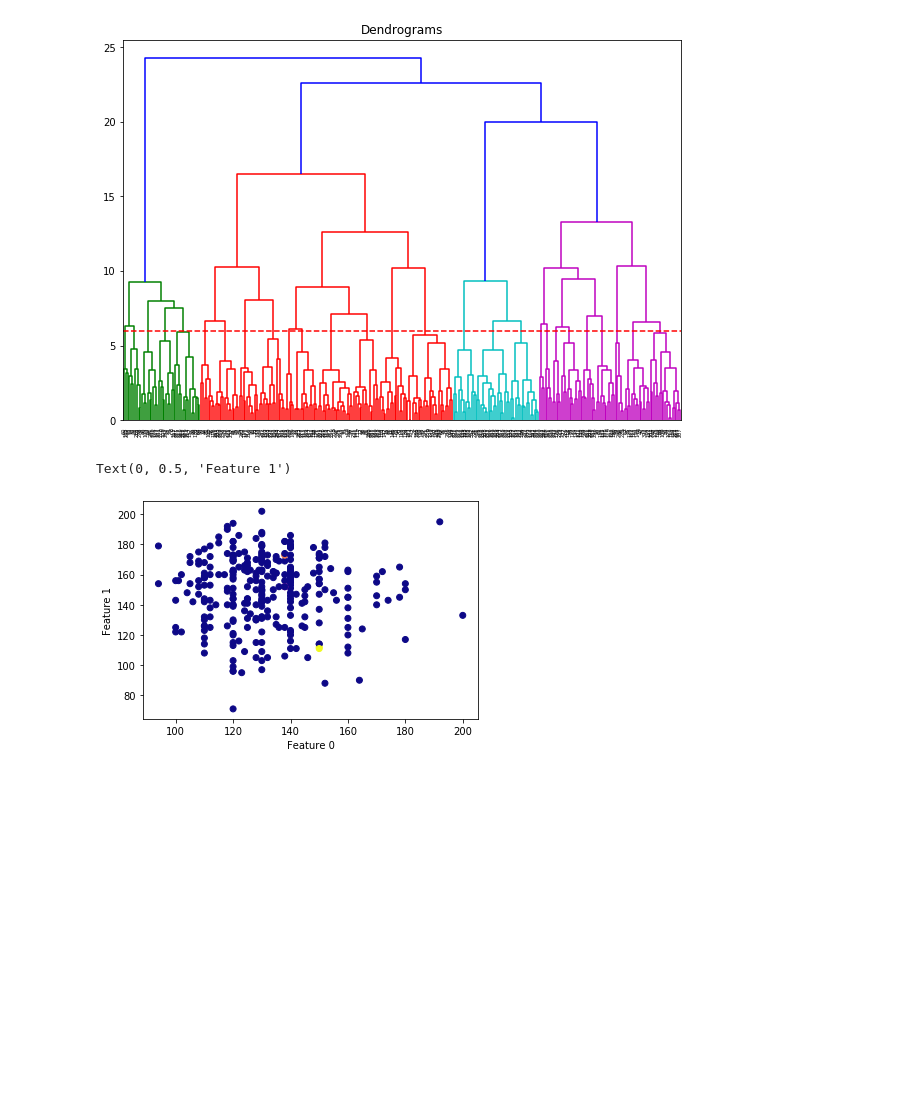
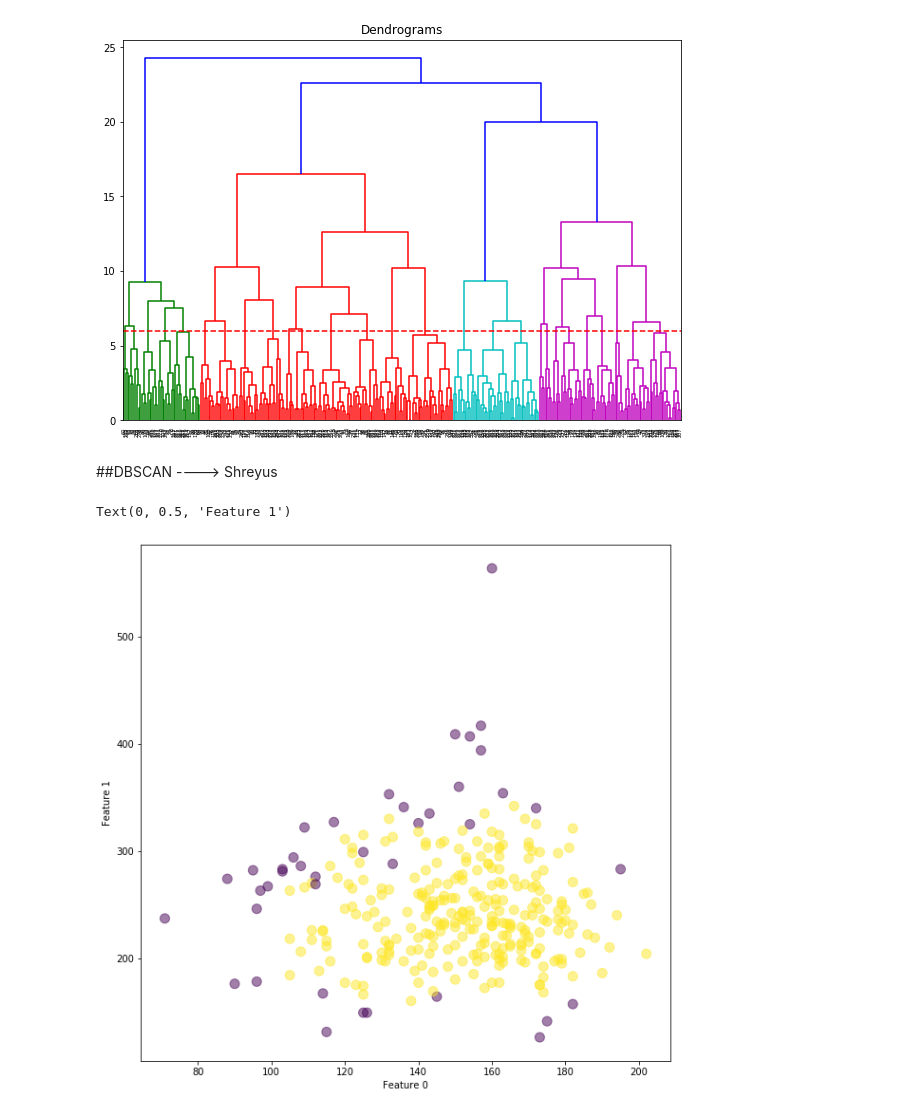
Before and after one commit to mal258/machinelearning258, a Jupyter notebook: Kmeans_Clustering.ipynb, the cells around one changed output. Saved outputs shown, nothing was run; the diff lists cells and outputs as text; code cells hidden in the pictures; blank space fills up the shorter version.

```diff
--- a/Kmeans_Clustering.ipynb
+++ b/Kmeans_Clustering.ipynb
@@ -147,14 +170,19 @@ X_db_scaled=pd.DataFrame(X_scaled)
+# %% [markdown]
+##DBSCAN ----> Shreyus
 # %%
 # DBSCAN Clustering
-dbscan = DBSCAN(eps=0.3,min_samples=2)
-db_clusters = dbscan.fit_predict(X_scaled)
+#dbscan = DBSCAN(eps=0.01,min_samples=2)
+dbscan = DBSCAN(eps=30,min_samples=20, algorithm="kd_tree")
+db_clusters = dbscan.fit_predict(heart_data)
 # %%
 X_db_scaled['clusters']=db_clusters
 # %%
 # plot the cluster assignments
-plt.scatter(X_heart['trestbps'], X_heart['thalach'], c=db_clusters, cmap="plasma")
+#plt.scatter(X_heart['trestbps'], X_heart['thalach'], c=db_clusters, cmap="plasma")
+plt.figure(figsize=(10, 10))
+plt.scatter(heart_data.values[:, 7], heart_data.values[:, 4], c=db_clusters, s=100, alpha=0.5)
 plt.xlabel("Feature 0")
 plt.ylabel("Feature 1")
 # %% [output]
 Text(0, 0.5, 'Feature 1')
-[figure, old version]
+[figure, new version]
```
Also changed, not shown: parts of 25 cells of this notebook.
